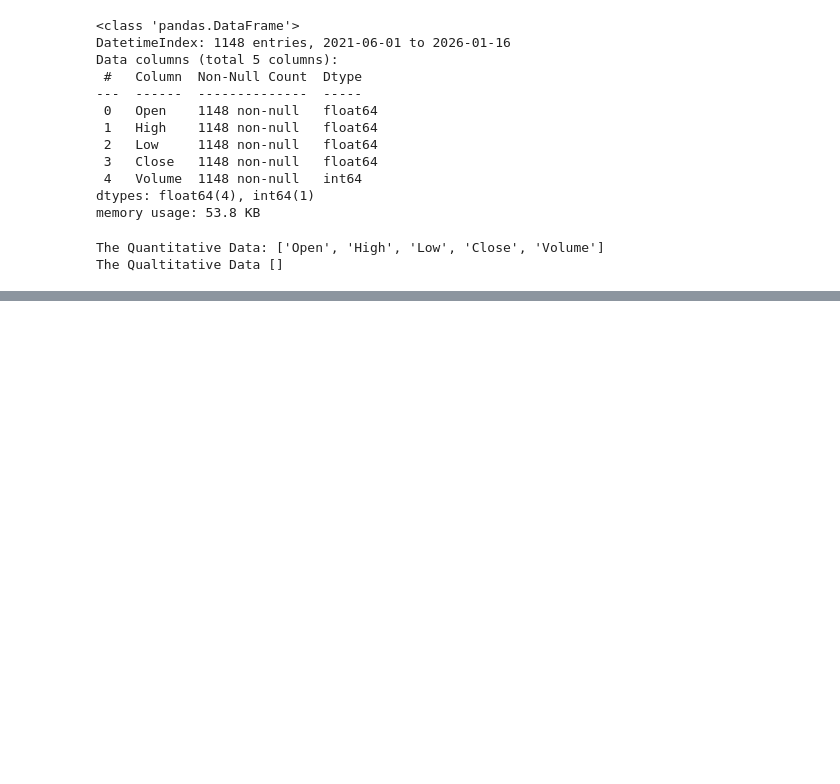
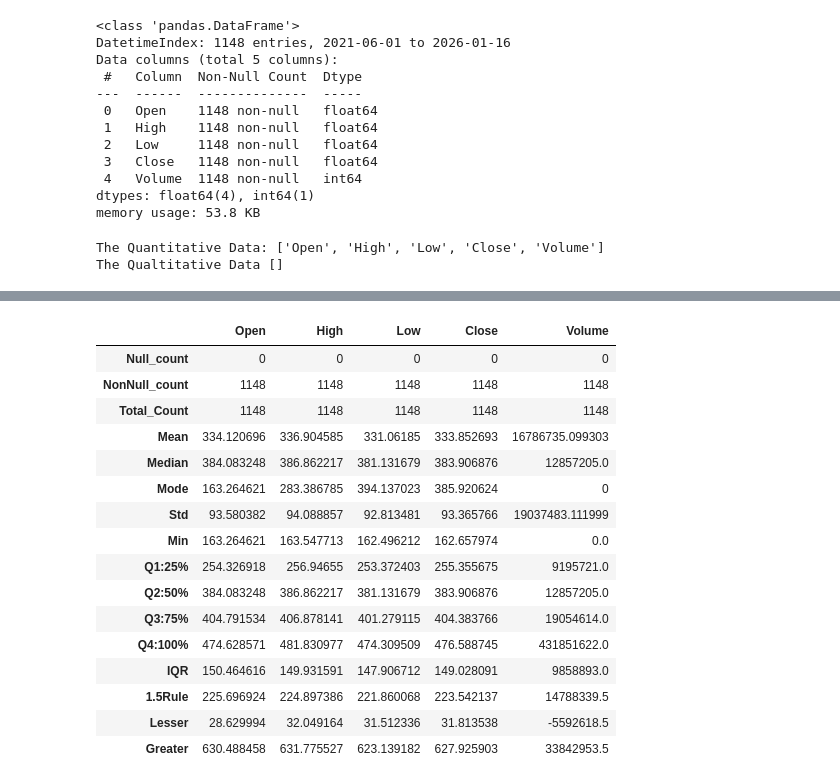
Before and after one commit to jmohan2787/Time_Series_Analysis, a Jupyter notebook: TS-Stock-EDA.ipynb, the cells around one changed output, grey strips where cells are left out. Saved outputs shown, nothing was run; the diff lists cells and outputs as text; code cells hidden in the pictures; blank space fills up the shorter version.

```diff
--- a/TS-Stock-EDA.ipynb
+++ b/TS-Stock-EDA.ipynb
@@ -76,0 +59,20 @@ See the documentation for a more detailed explanation: https://pandas.pydata.org
+# %%
+des_data
+# %% [output]
+|  | Open | High | Low | Close | Volume |
+| Null_count | 0 | 0 | 0 | 0 | 0 |
+| NonNull_count | 1148 | 1148 | 1148 | 1148 | 1148 |
+| Total_Count | 1148 | 1148 | 1148 | 1148 | 1148 |
+| Mean | 334.120696 | 336.904585 | 331.06185 | 333.852693 | 16786735.099303 |
+| Median | 384.083248 | 386.862217 | 381.131679 | 383.906876 | 12857205.0 |
+| Mode | 163.264621 | 283.386785 | 394.137023 | 385.920624 | 0 |
+| Std | 93.580382 | 94.088857 | 92.813481 | 93.365766 | 19037483.111999 |
+| Min | 163.264621 | 163.547713 | 162.496212 | 162.657974 | 0.0 |
+| Q1:25% | 254.326918 | 256.94655 | 253.372403 | 255.355675 | 9195721.0 |
+| Q2:50% | 384.083248 | 386.862217 | 381.131679 | 383.906876 | 12857205.0 |
+| Q3:75% | 404.791534 | 406.878141 | 401.279115 | 404.383766 | 19054614.0 |
+| Q4:100% | 474.628571 | 481.830977 | 474.309509 | 476.588745 | 431851622.0 |
+| IQR | 150.464616 | 149.931591 | 147.906712 | 149.028091 | 9858893.0 |
+| 1.5Rule | 225.696924 | 224.897386 | 221.860068 | 223.542137 | 14788339.5 |
+| Lesser | 28.629994 | 32.049164 | 31.512336 | 31.813538 | -5592618.5 |
+| Greater | 630.488458 | 631.775527 | 623.139182 | 627.925903 | 33842953.5 |
```
Also changed, not shown: parts of 21 cells of this notebook, 2 other files.
